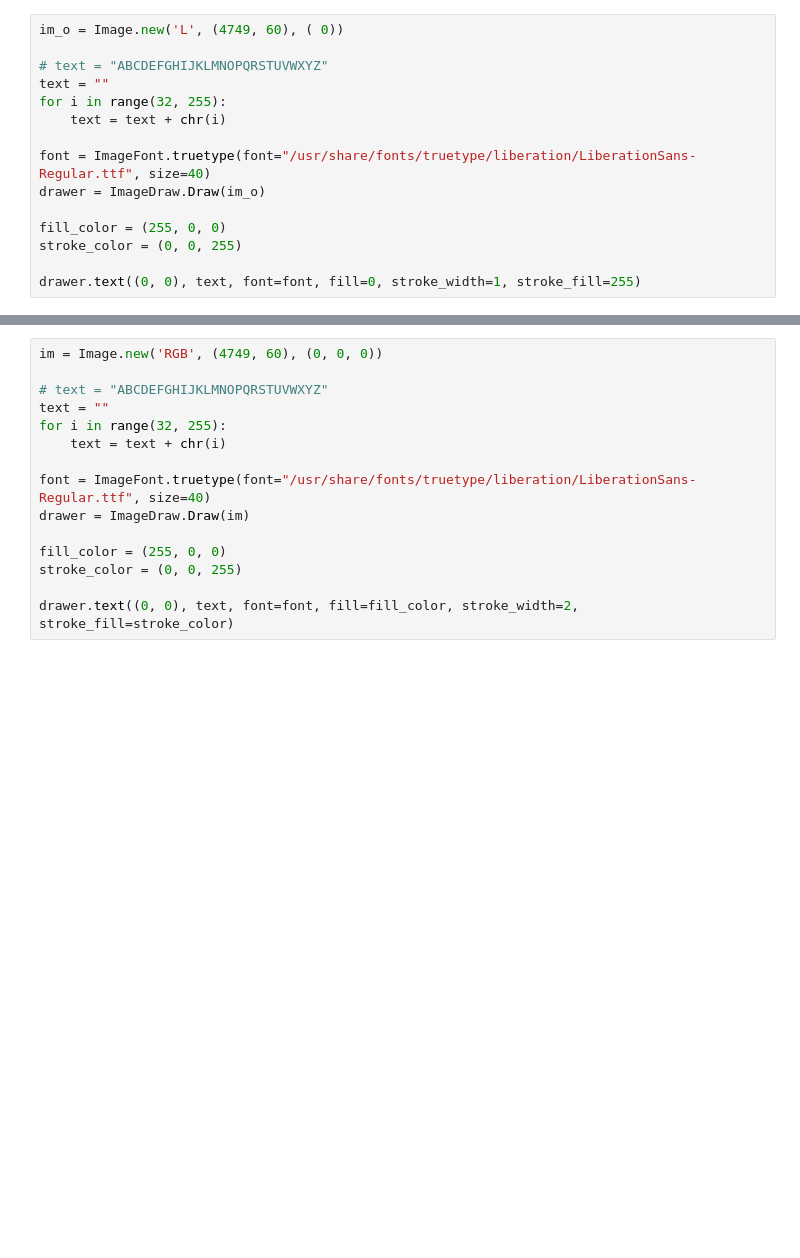
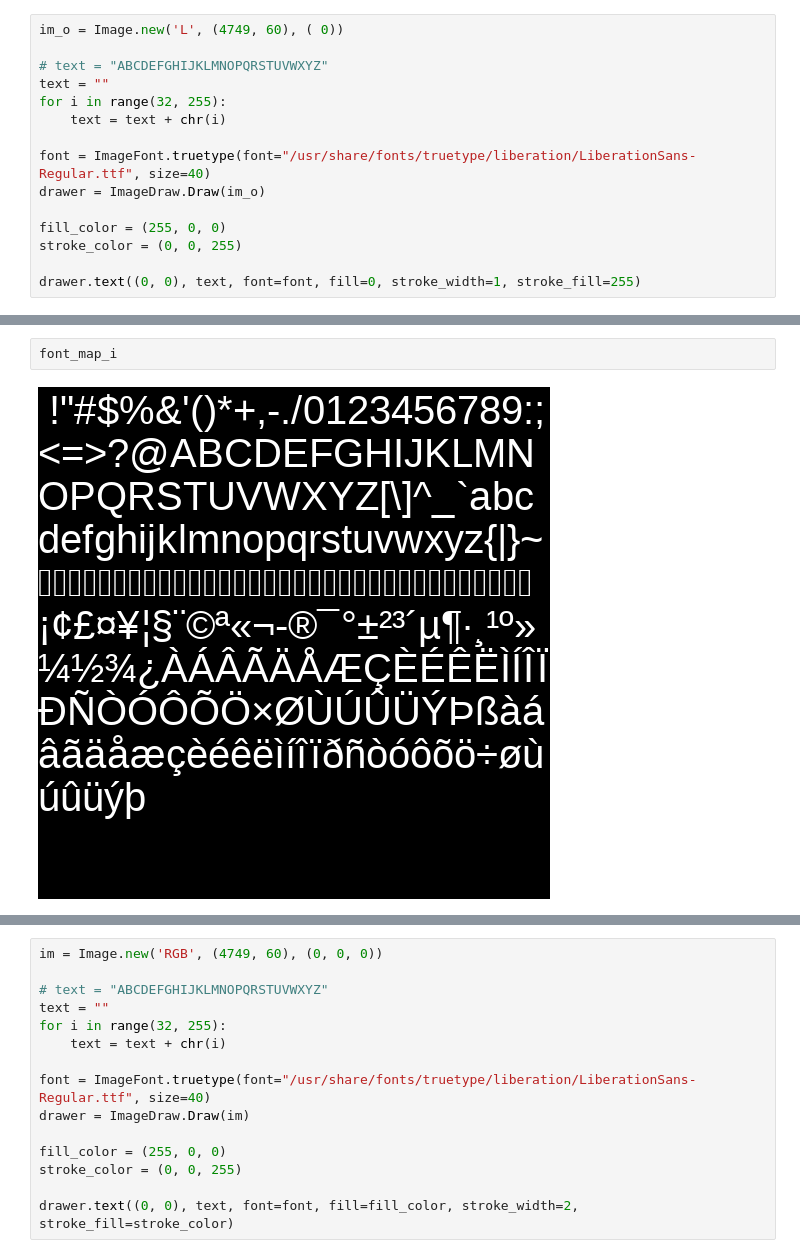
Before and after one commit to meysamshahbazi/cuda-font, a Jupyter notebook: Untitled.ipynb, the cells around one changed output, grey strips where cells are left out. Cells and saved outputs as stored; diff of their text form; blank space fills up the shorter version.

```diff
--- a/Untitled.ipynb
+++ b/Untitled.ipynb
@@ -37,0 +174,4 @@ im_o
+# %%
+font_map_i
+# %% [output]
+[figure, added]
```
Also changed, not shown: parts of 42 cells of this notebook, 6 other files.
